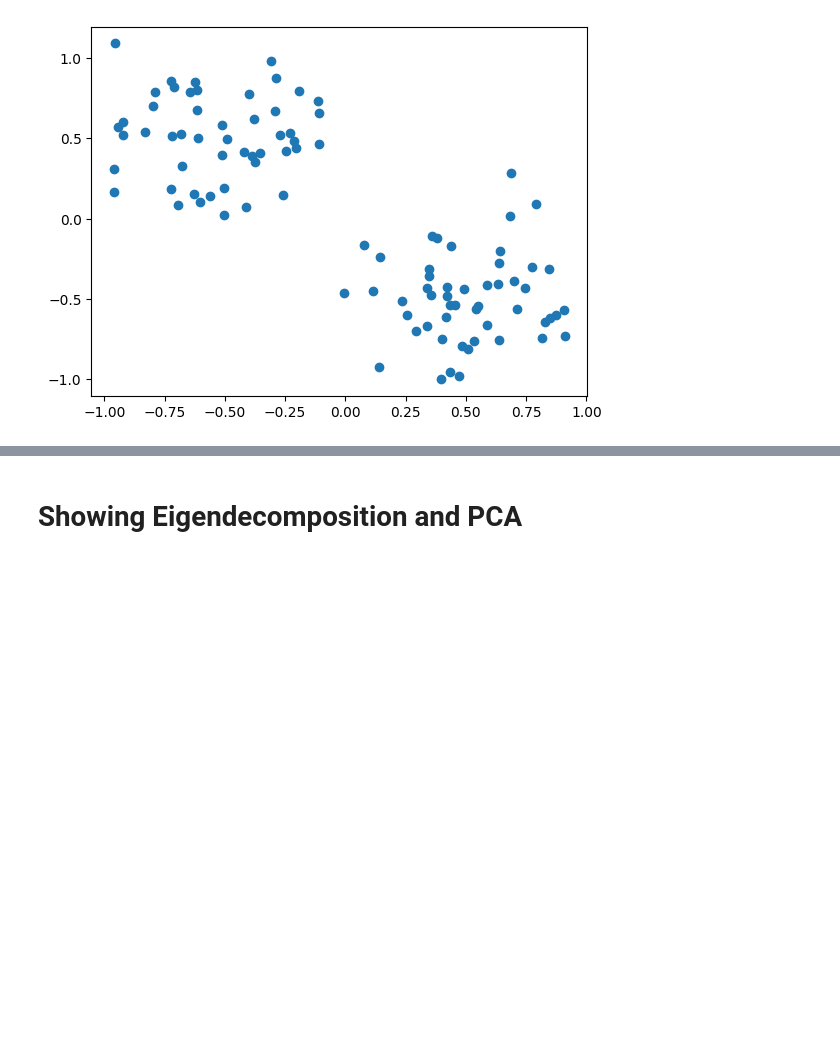
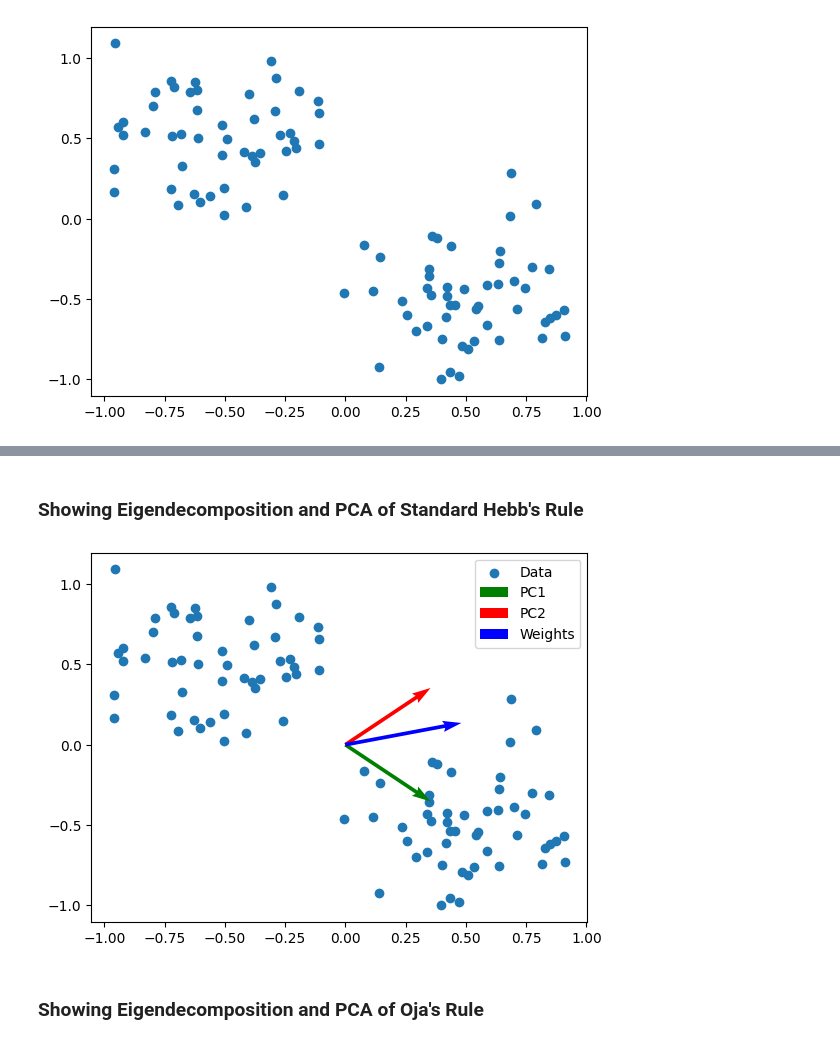
Before and after one commit to U-n-Own/UniversityNotes, a Jupyter notebook: Assignments/ComputationalNeuroscience/SecondAssignment/hebbian_learning.ipynb, the cells around one changed output, grey strips where cells are left out. Drawn from its saved outputs; the diff is of its cells as text; code cells hidden in the pictures; blank space fills up the shorter version.

```diff
--- a/Assignments/ComputationalNeuroscience/SecondAssignment/hebbian_learning.ipynb
+++ b/Assignments/ComputationalNeuroscience/SecondAssignment/hebbian_learning.ipynb
@@ -98,4 +90,33 @@ plt.show()
+# %% [markdown]
+### Showing Eigendecomposition and PCA of Standard Hebb's Rule
+# %%
+corr = np.corrcoef(data.T)
+
+eig_values, eig_vectors = np.linalg.eig(corr)
+
+plt.scatter(data[0], data[1])
+
+#principal component
+#plt.plot([0, eig_vectors[0,0]], [0, eig_vectors[1,0]], 'r')
+#plt.plot([0, eig_vectors[0,1]], [0, eig_vectors[1,1]], 'r')
+
+plt.quiver(0, 0, eig_vectors[0,0], eig_vectors[1,0], angles='xy', scale_units='xy', scale=2, color='g')
+plt.quiver(0, 0, eig_vectors[0,1], eig_vectors[1,1], angles='xy', scale_units='xy', scale=2, color='r')
+
+# add the standardized weights vector
+weights_vector = weights_history[-1]
+
+weights_vector = weights_vector / np.linalg.norm(weights_vector)
+
+plt.quiver(0, 0, weights_vector[0], weights_vector[1], angles='xy', scale_units='xy', scale=2, color='b')
+# legend
+plt.legend(['Data', 'PC1', 'PC2', 'Weights'])
+
+
+plt.show()
+# %% [output]
+[figure, added]
 # %% [markdown]
-# Showing Eigendecomposition and PCA
+### Showing Eigendecomposition and PCA of Oja's Rule
 # %%
 corr = np.corrcoef(data.T)
```
Also changed, not shown: parts of 5 cells of this notebook, 1 other file.
